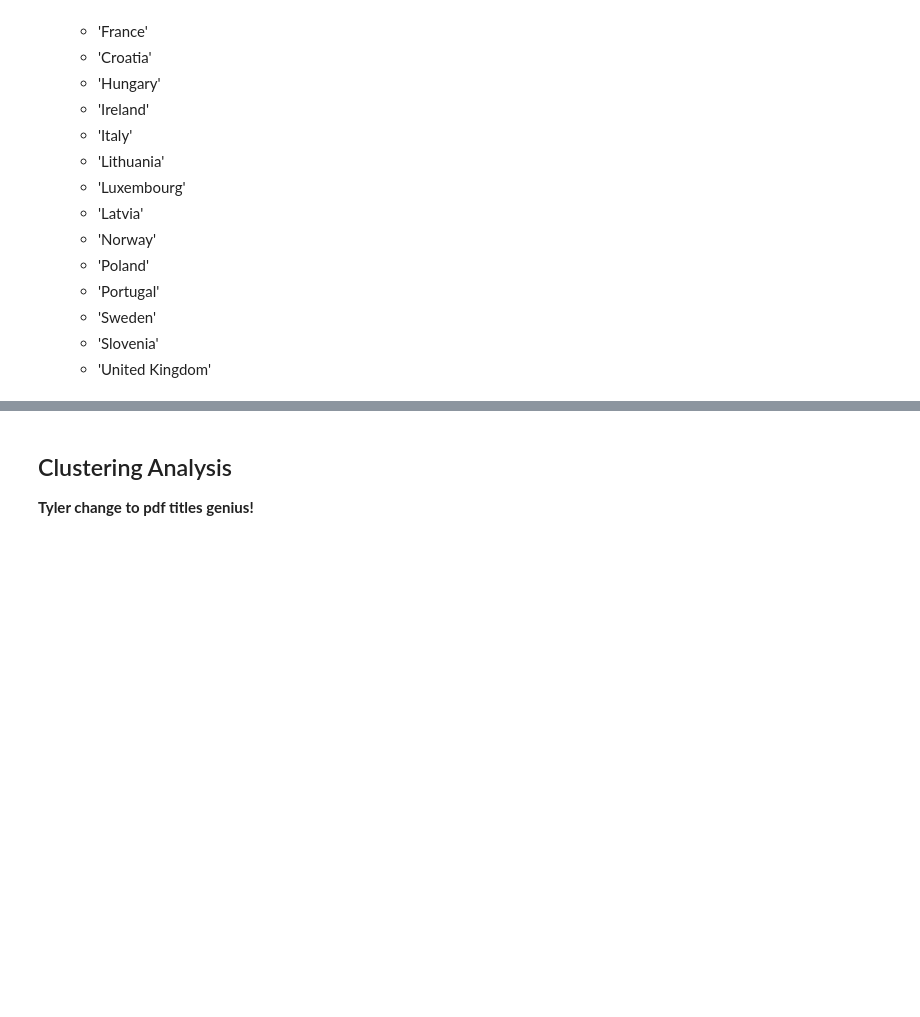
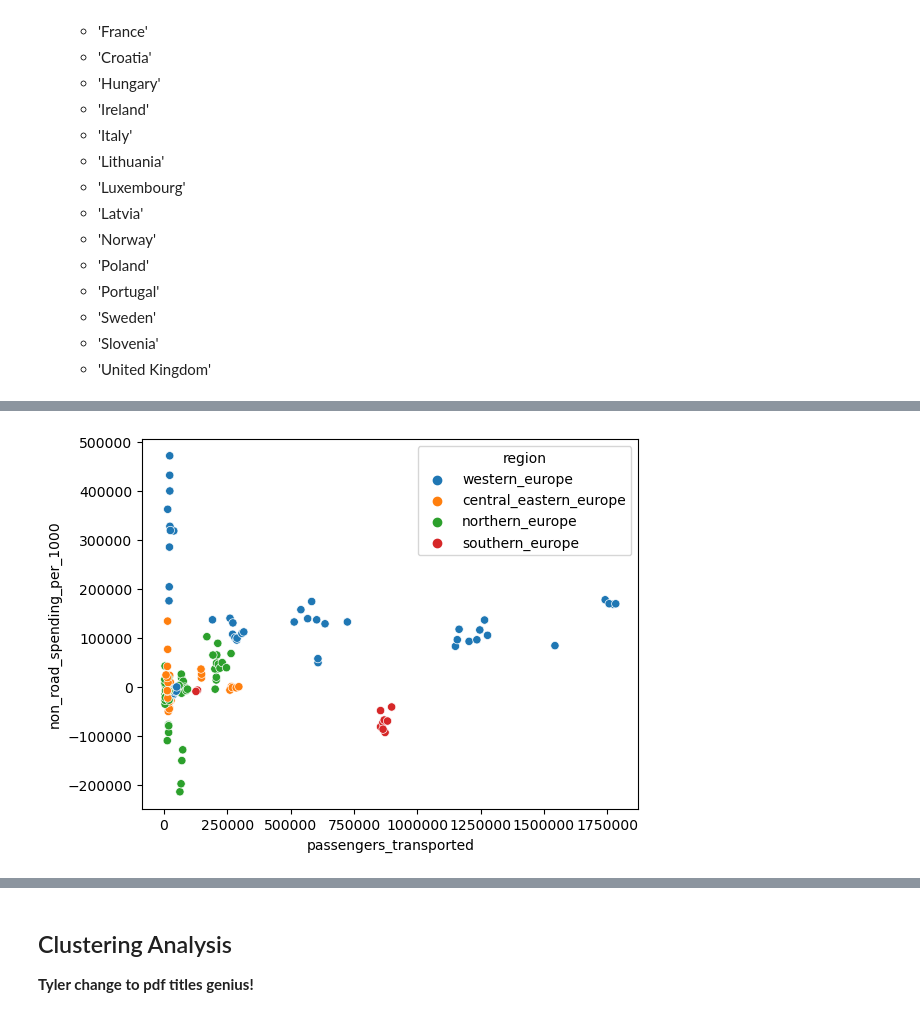
Before and after one commit to emanmozaffar/si618-final-project, a Jupyter notebook: final_submission.ipynb, the cells around one changed output, grey strips where cells are left out. Drawn from its saved outputs; the diff is of its cells as text; code cells hidden in the pictures; blank space fills up the shorter version.

```diff
--- a/final_submission.ipynb
+++ b/final_submission.ipynb
@@ -897,0 +914,7 @@ for column in columns_to_plot:
+# %%
+# Scatterplot of road spending, non road spending, etc. with region as hue
+sns.scatterplot(data=transportation_data, x='passengers_transported', y='non_road_spending_per_1000', hue='region')
+plt.ticklabel_format(style='plain', axis='y')
+plt.ticklabel_format(style='plain', axis='x')
+# %% [output]
+[figure, added]
```
Also changed, not shown: parts of 33 cells of this notebook.
